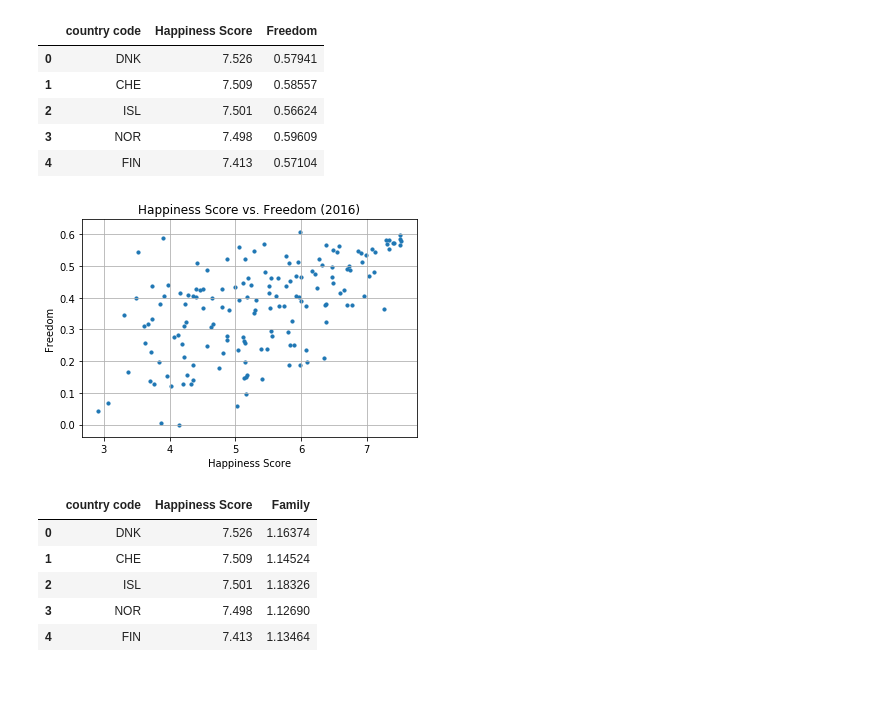
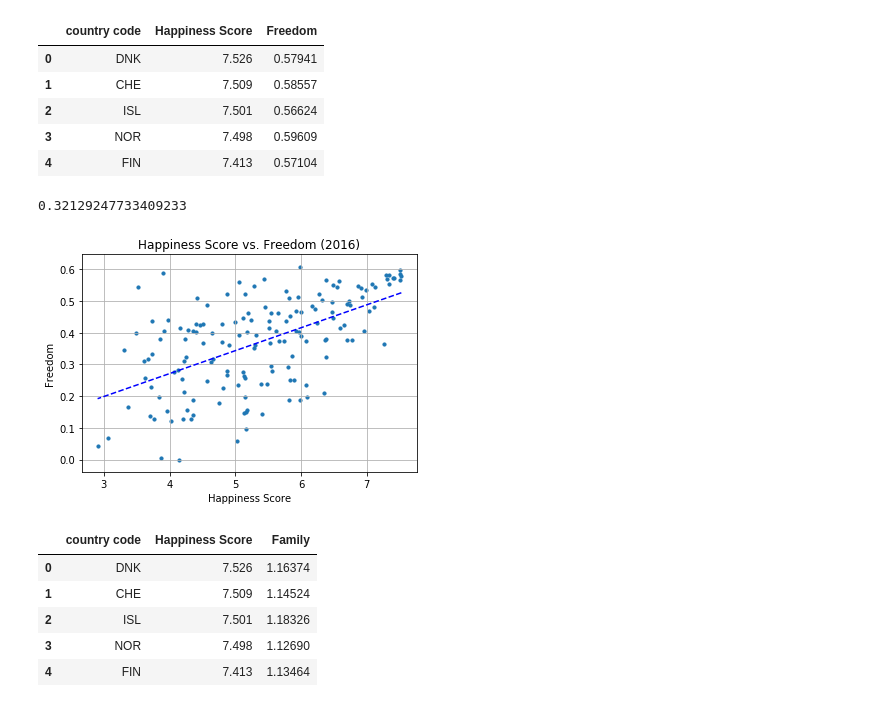
Before and after one commit to fionampg/projectofawesomeness, a Jupyter notebook: Resources/Fiona_happiness_analysis_charts.ipynb, the cells around one changed output. Saved outputs shown, nothing was run; the diff lists cells and outputs as text; code cells hidden in the pictures.

```diff
--- a/Resources/Fiona_happiness_analysis_charts.ipynb
+++ b/Resources/Fiona_happiness_analysis_charts.ipynb
@@ -94,23 +114,33 @@ df_freedomhappiness.head()
 | 2 | ISL | 7.501 | 0.56624 |
 | 3 | NOR | 7.498 | 0.59609 |
 | 4 | FIN | 7.413 | 0.57104 |
+# %%
+# Set line
+(slope, intercept, r_value, p_value, std_err) = linregress(df_freedomhappiness["Happiness Score"], df_freedomhappiness["Freedom"])
+#y=mx+b
+fit_freedom = slope * df_freedomhappiness["Happiness Score"] + intercept
+r_squared_freedom = r_value**2
+print(r_squared_freedom)
+# %% [output]
+0.32129247733409233
 # %%
 #Create a scatter plot for Happiness score and Freedom
 plt.scatter(df_freedomhappiness["Happiness Score"],df_freedomhappiness["Freedom"], marker = 'o', s=10)
+plt.plot(df_freedomhappiness["Happiness Score"], fit_freedom, 'b--')
 
 #Format the chart
 plt.title("Happiness Score vs. Freedom (2016)")
 plt.xlabel("Happiness Score")
 plt.ylabel("Freedom")
 plt.grid(True)
 
 #Save the chart
 #plt.savefig("../Images/Happiness_vs_Freedom.png")
 
 #Show the chart
 plt.show()
 # %% [output]
-[figure, old version]
+[figure, new version]
 # %%
 df_familyhappiness = happiness_df[["country code","Happiness Score","Family",]]
 df_familyhappiness.head()
```
Also changed, not shown: parts of 12 cells of this notebook, 2 other files.
